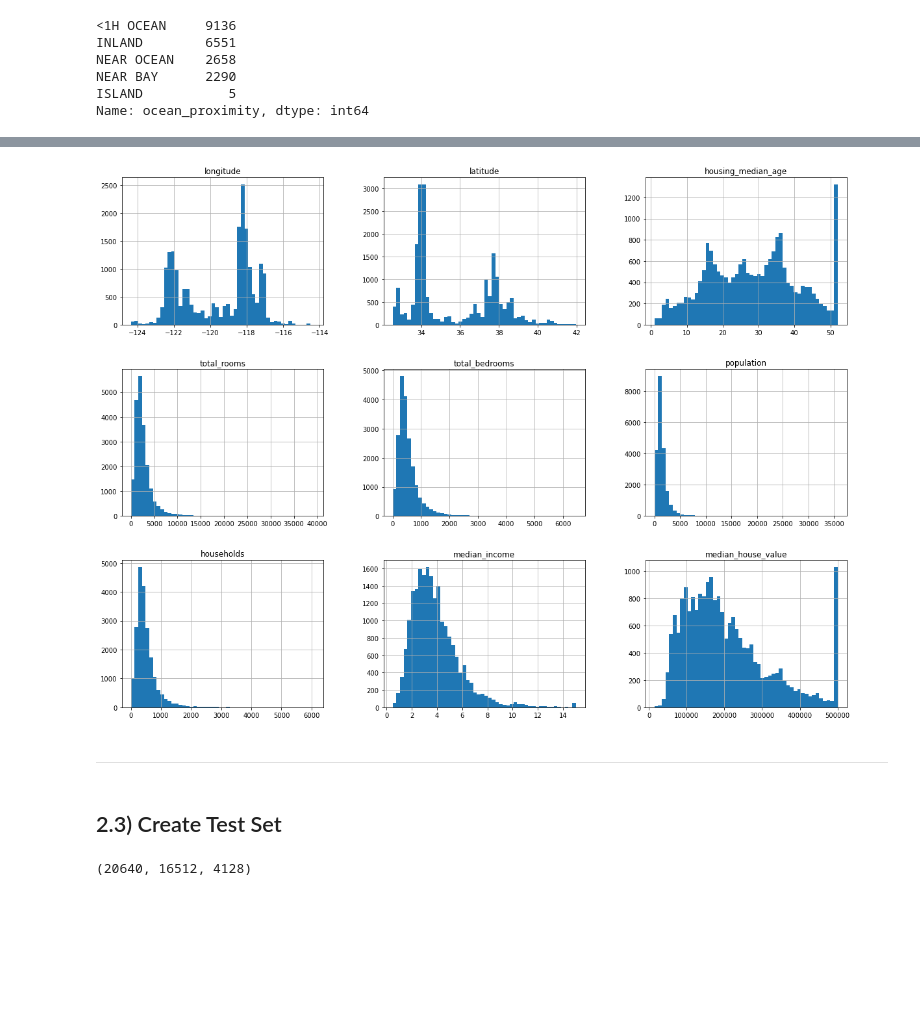
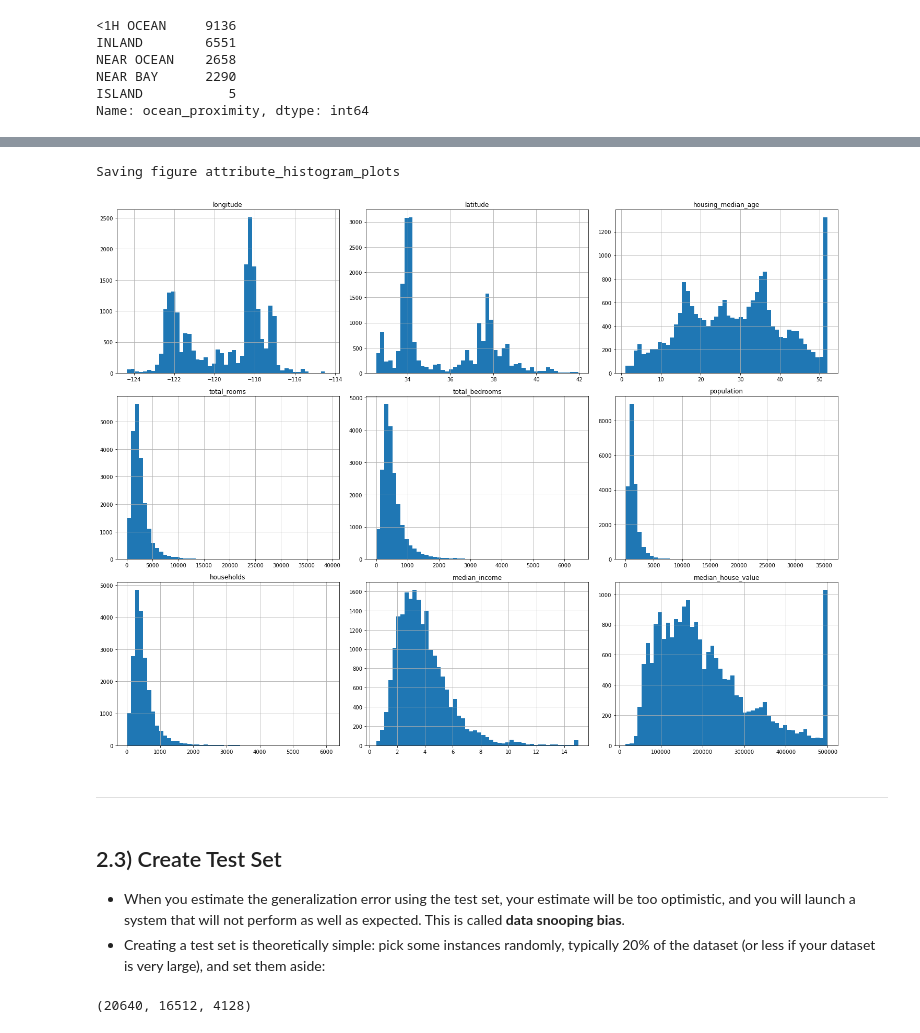
Before and after one commit to ptyadana/Data-Science-and-Machine-Learning-Projects-Dojo, a Jupyter notebook: Hands-On Machine Learning with Scikit-Learn, Keras, and TensorFlow/02.End to End Machine Learning Project.ipynb, the cells around one changed output, grey strips where cells are left out. Saved outputs shown, nothing was run; the diff lists cells and outputs as text; code cells hidden in the pictures; blank space fills up the shorter version.

Commit message:
Get the data - completed
Former-commit-id: a01436b5689ef39cb2b18054aef9c093b5f44ed6

```diff
--- a/Hands-On Machine Learning with Scikit-Learn, Keras, and TensorFlow/02.End to End Machine Learning Project.ipynb
+++ b/Hands-On Machine Learning with Scikit-Learn, Keras, and TensorFlow/02.End to End Machine Learning Project.ipynb
@@ -168,13 +168,24 @@ housing.describe().transpose()
 | median_house_value | 20640.0 | 206855.816909 | 115395.615874 | 14999.0000 | 119600.0000 | 179700.0000 | 264725.00000 | 500001.0000 |
 # %%
 # to see the distribution of the data
+%matplotlib inline
+
 housing.hist(bins=50, figsize=(20, 15));
+save_fig('attribute_histogram_plots')
+plt.show();
 # %% [output]
+Saving figure attribute_histogram_plots
-[figure, old version]
+[figure, new version]
 # %% [markdown]
 ------
-# %% [markdown]
-## 2.3) Create Test Set
+# %% [markdown]
+## 2.3) Create Test Set
+
+- When you estimate the generalization error using the test
+set, your estimate will be too optimistic, and you will launch a system that will not
+perform as well as expected. This is called **data snooping bias**.
+- Creating a test set is theoretically simple: pick some instances randomly, typically
+20% of the dataset (or less if your dataset is very large), and set them aside:
 # %%
 import numpy as np
 
```
Also changed, not shown: parts of 15 cells of this notebook, 2 other files.
